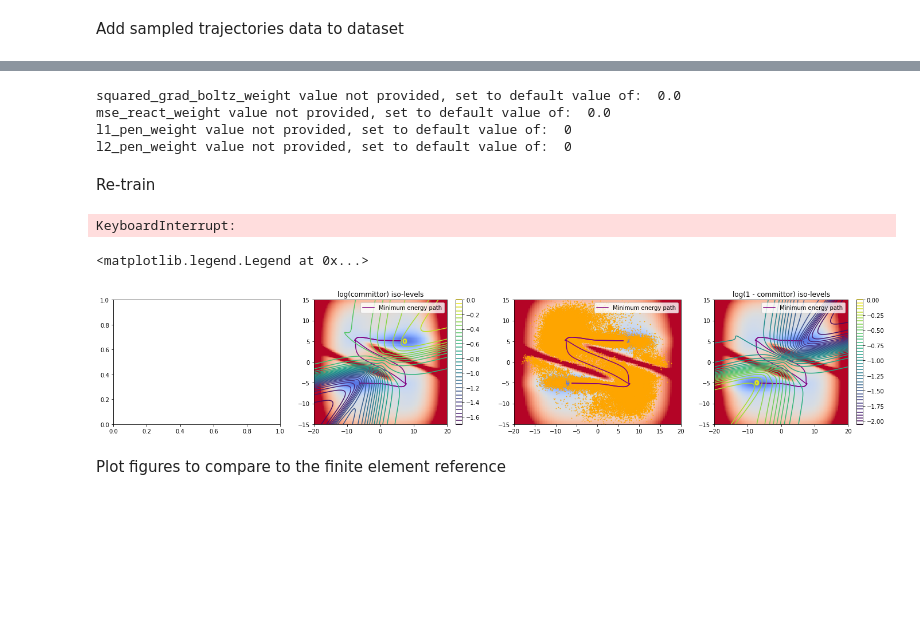
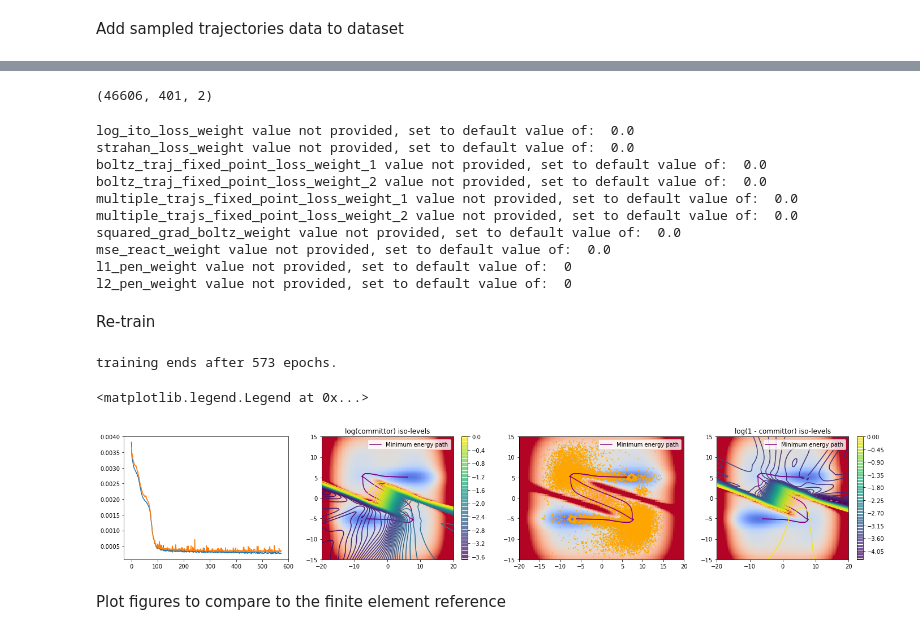
Before and after one commit to thomaspigeon/2dpotentials, a Jupyter notebook: AMS_committor_ZP.ipynb, the cells around one changed output, grey strips where cells are left out. Drawn from its saved outputs; the diff is of its cells as text; code cells hidden in the pictures; blank space fills up the shorter version.

```diff
--- a/AMS_committor_ZP.ipynb
+++ b/AMS_committor_ZP.ipynb
@@ -580,10 +665,16 @@ print(dataset["any_distrib"].shape)
-# %%
-dataset["boltz_points"] = dataset["any_distrib"][:, :2]
+# %%
+dataset["single_trajs_weights"] = np.append(dataset["single_trajs_weights"], np.array(dset["single_trajs_weights"]), axis=0)
+dataset["single_trajs_gauss"] = np.append(dataset["single_trajs_gauss"], np.array(dset["single_trajs_gauss"])[:, :, 0, :], axis=0)
+dataset["single_trajs_pos"] = np.append(dataset["single_trajs_pos"], np.array(dset["single_trajs_pos"])[:, :, 0, :], axis=0)
+# %%
+dataset["single_trajs_pos"].shape
+# %% [output]
+(46606, 401, 2)
 # %%
 del(committor) ## In case you want to restart from here at a certain point
 del(committor_training)
-committor = CommittorOneDecoder([2, 5, 5, 1], [1, 10, 10, 2], 0, pot)
-committor_training = TainCommittorOverdampedOneDecoder(committor, pot, dataset)
+committor = CommittorOneDecoder([2, 20, 20, 20, 1], [1, 20, 20, 2], 0, pot)
+committor_training = TainCommittorOneDecoder(committor, pot, dataset, eps=1 * 10**(-2))
 committor_training.set_optimizer('Adam', 0.005)
 loss_params = {}
 loss_params["ito_loss_weight"] = 1.0
@@ -593,6 +684,12 @@ loss_params["mse_boltz_weight"] = 0.0 * 10**(-3)
 loss_params["n_wait"] = 50
 committor_training.set_loss_weight(loss_params)
 # %% [output]
+log_ito_loss_weight value not provided, set to default value of:  0.0
+strahan_loss_weight value not provided, set to default value of:  0.0
+boltz_traj_fixed_point_loss_weight_1 value not provided, set to default value of:  0.0
+boltz_traj_fixed_point_loss_weight_2 value not provided, set to default value of:  0.0
+multiple_trajs_fixed_point_loss_weight_1 value not provided, set to default value of:  0.0
+multiple_trajs_fixed_point_loss_weight_2 value not provided, set to default value of:  0.0
 squared_grad_boltz_weight value not provided, set to default value of:  0.0
 mse_react_weight value not provided, set to default value of:  0.0
 l1_pen_weight value not provided, set to default value of:  0
@@ -601,49 +698,49 @@ l2_pen_weight value not provided, set to default value of:  0
 Re-train
 # %%
 committor_training.set_dataset(dataset)
-committor_training.train_test_split(train_size=2 * 10**5)
+committor_training.train_test_split(train_size= 466 * 10**2)
 committor_training.split_training_dataset_K_folds(4)
 committor_training.set_train_val_data(0)
 committor_training.set_optimizer('Adam', 0.001)
-batch_size = 10**4
+batch_size = 10**3
 max_epochs = 10000
 loss_dict = committor_training.train(batch_size, max_epochs)
 # %% [output]
-KeyboardInterrupt:
+training ends after 573 epochs.
 # %%
 xi_on_grid = committor_training.committor_model.xi_forward(pot.x2d).reshape([100, 100])
 fig, (ax0, ax1, ax2, ax3) = plt.subplots(1, 4, figsize=(24, 4))
 # loss function evolution
-#ax0.plot(loss_dict["train_loss"][:], label='train loss')
-#ax0.plot(loss_dict["test_loss"][:], label='test loss')
+ax0.plot(loss_dict["train_loss"][:], label='train loss')
+ax0.plot(loss_dict["test_loss"][:], label='test loss')
 #ax0.legend()
 # log committor plot
 pot.plot_potential_heat_map(ax1)
 ax1.plot(MEP_1[:,0], MEP_1[:,1], color='purple', label='Minimum energy path')
 ax1.plot(MEP_2[:,0], MEP_2[:,1], color='purple')
 ax1.legend()
 
-contour1 = ax1.contour(pot.x_plot, pot.y_plot, np.log(xi_on_grid), 40, cmap='viridis')
+contour1 = ax1.contour(pot.x_plot, pot.y_plot, np.log(xi_on_grid), 100, cmap='viridis')
 fig.colorbar(contour1, ax=ax1)
 ax1.set_title("log(committor) iso-levels")
 # dataset distribution
 pot.plot_potential_heat_map(ax2)
 ax2.plot(MEP_1[:,0], MEP_1[:,1], color='purple', label='Minimum energy path')
 ax2.plot(MEP_2[:,0], MEP_2[:,1], color='purple')
-ax2.scatter(committor_training.train_data[:, 0], committor_training.train_data[:, 1], color='orange', s=0.5)
+ax2.scatter(committor_training.dataset["single_trajs_pos"][:,0, 0], committor_training.dataset["single_trajs_pos"][:,0,1], color='orange', s=0.5)
 ax2.legend()
 
 # log 1- committor plot
 pot.plot_potential_heat_map(ax3)
 ax3.plot(MEP_1[:,0], MEP_1[:,1], color='purple', label='Minimum energy path')
 ax3.plot(MEP_2[:,0], MEP_2[:,1], color='purple')
-contour3 = ax3.contour(pot.x_plot, pot.y_plot, np.log(1-xi_on_grid), 40, cmap='viridis')
+contour3 = ax3.contour(pot.x_plot, pot.y_plot, np.log(1-xi_on_grid), 100, cmap='viridis')
 fig.colorbar(contour3, ax=ax3)
 ax3.set_title("log(1 - committor) iso-levels")
 ax3.legend()
 # %% [output]
 <matplotlib.legend.Legend at 0x...>
-[figure, old version]
+[figure, new version]
 # %% [markdown]
 Plot figures to compare to the finite element reference
 # %%
```
Also changed, not shown: parts of 47 cells of this notebook, 4 other files.
